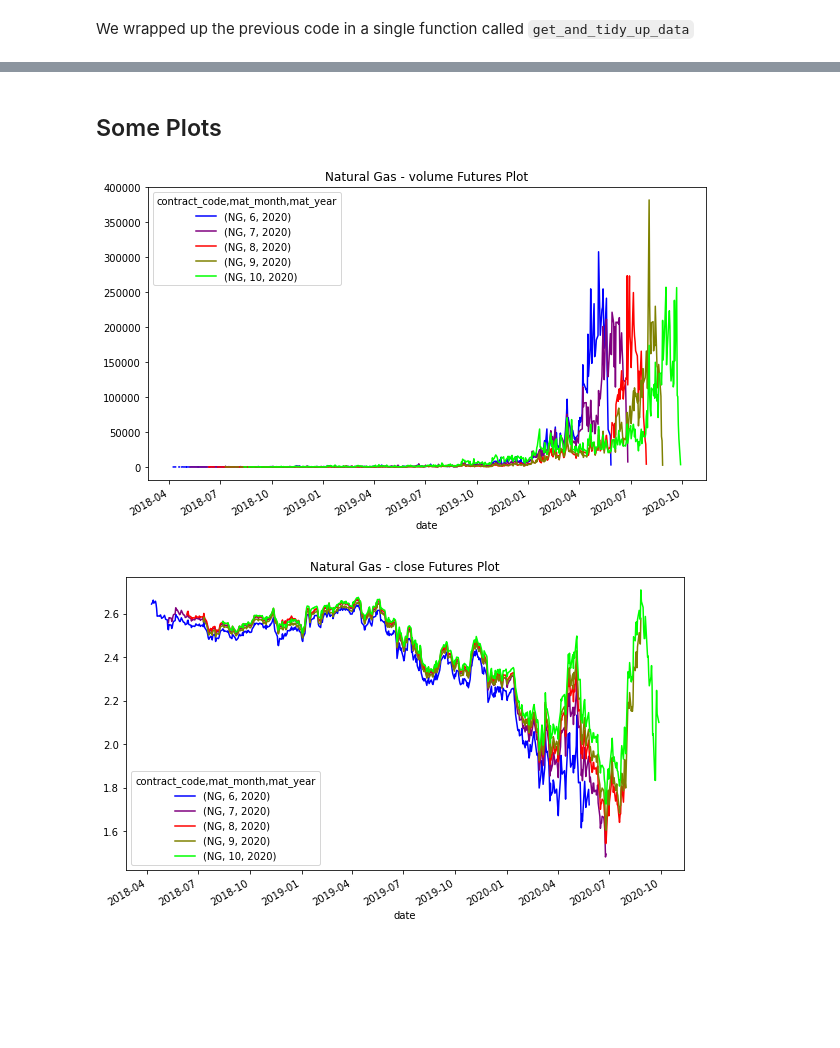
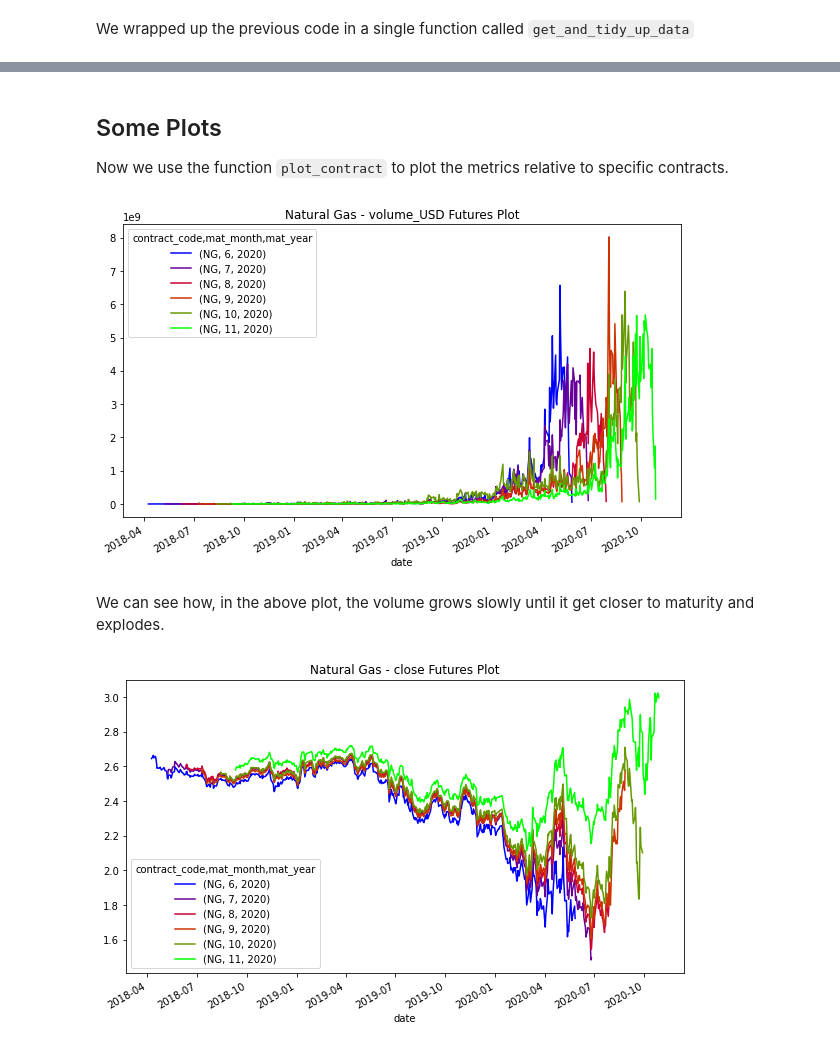
Before and after one commit to lucaberlanda/Magazzino, a Jupyter notebook: WisdomTreeAssignment.ipynb, the cells around one changed output, grey strips where cells are left out. Drawn from its saved outputs; the diff is of its cells as text; code cells hidden in the pictures; blank space fills up the shorter version.

```diff
--- a/WisdomTreeAssignment.ipynb
+++ b/WisdomTreeAssignment.ipynb
@@ -57,10 +58,14 @@ func:'get_and_tidy_up_data' args:[(), {'filename': 'contracts_prices.csv', 'file
-# %% [markdown]
-## Some Plots
+# %% [markdown]
+## Some Plots
+
+Now we use the function `plot_contract` to plot the metrics relative to specific contracts.
 # %%
-plot_contract('volume', df, 'NG', [6, 7, 8, 9, 10], [2020], names_mapping)
+plot_contract('volume_USD', df, 'NG', [6, 7, 8, 9, 10, 11], [2020], names_mapping)
 # %% [output]
-[figure, old version]
+[figure, new version]
+# %% [markdown]
+We can see how, in the above plot, the volume grows slowly until it get closer to  maturity and explodes.
 # %%
-plot_contract('close', df, 'NG', [6, 7, 8, 9, 10], [2020], names_mapping)
+plot_contract('close', df, 'NG', [6, 7, 8, 9, 10, 11], [2020], names_mapping)
 # %% [output]
-[figure, old version]
+[figure, new version]
```
Also changed, not shown: parts of 29 cells of this notebook, 2 other files.
